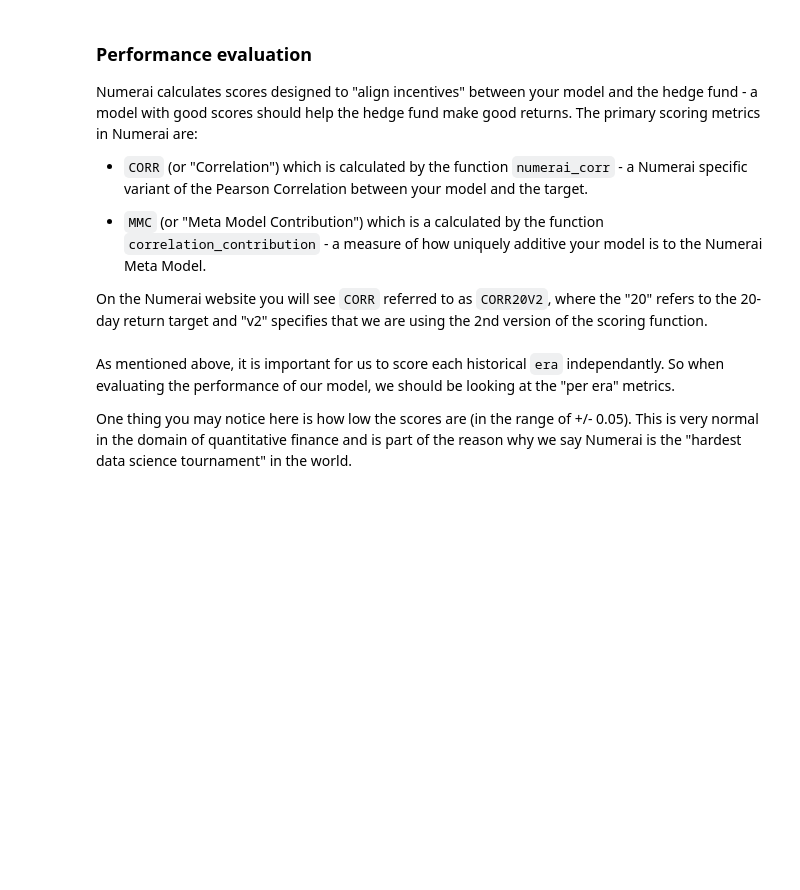
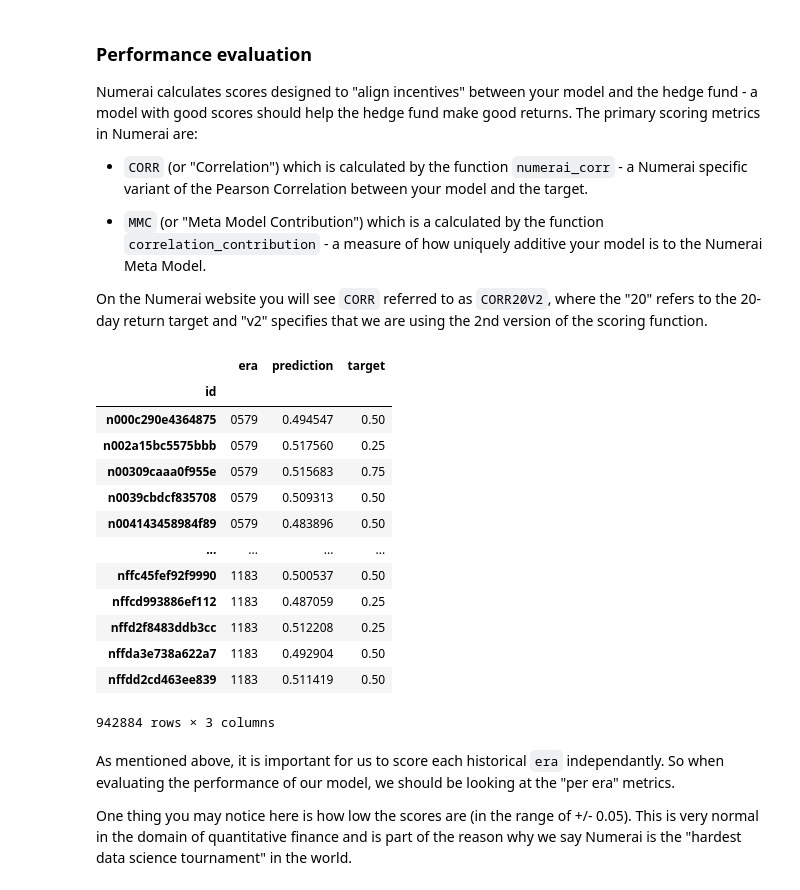
Before and after one commit to giulianochiriaco/NumerAI, a Jupyter notebook: hello_numerai.ipynb, the cells around one changed output. Cells and saved outputs as stored; diff of their text form; code cells hidden in the pictures; blank space fills up the shorter version.

```diff
--- a/hello_numerai.ipynb
+++ b/hello_numerai.ipynb
@@ -365,6 +359,23 @@ napi.download_dataset(f"v4.3/meta_model.parquet", round_num=842)
 validation["meta_model"] = pd.read_parquet(
     f"v4.3/meta_model.parquet"
 )["numerai_meta_model"]
+# %%
+validation2[["era", "prediction", "target"]]
+# %% [output]
+|  | era | prediction | target |
+| id |  |  |  |
+| n000c290e4364875 | 0579 | 0.494547 | 0.50 |
+| n002a15bc5575bbb | 0579 | 0.517560 | 0.25 |
+| n00309caaa0f955e | 0579 | 0.515683 | 0.75 |
+| n0039cbdcf835708 | 0579 | 0.509313 | 0.50 |
+| n004143458984f89 | 0579 | 0.483896 | 0.50 |
+| ... | ... | ... | ... |
+| nffc45fef92f9990 | 1183 | 0.500537 | 0.50 |
+| nffcd993886ef112 | 1183 | 0.487059 | 0.25 |
+| nffd2f8483ddb3cc | 1183 | 0.512208 | 0.25 |
+| nffda3e738a622a7 | 1183 | 0.492904 | 0.50 |
+| nffdd2cd463ee839 | 1183 | 0.511419 | 0.50 |
+942884 rows × 3 columns
 # %% [markdown]
 As mentioned above, it is important for us to score each historical `era` independantly. So when evaluating the performance of our model, we should be looking at the "per era" metrics.
 
```
Also changed, not shown: parts of 5 cells of this notebook.
